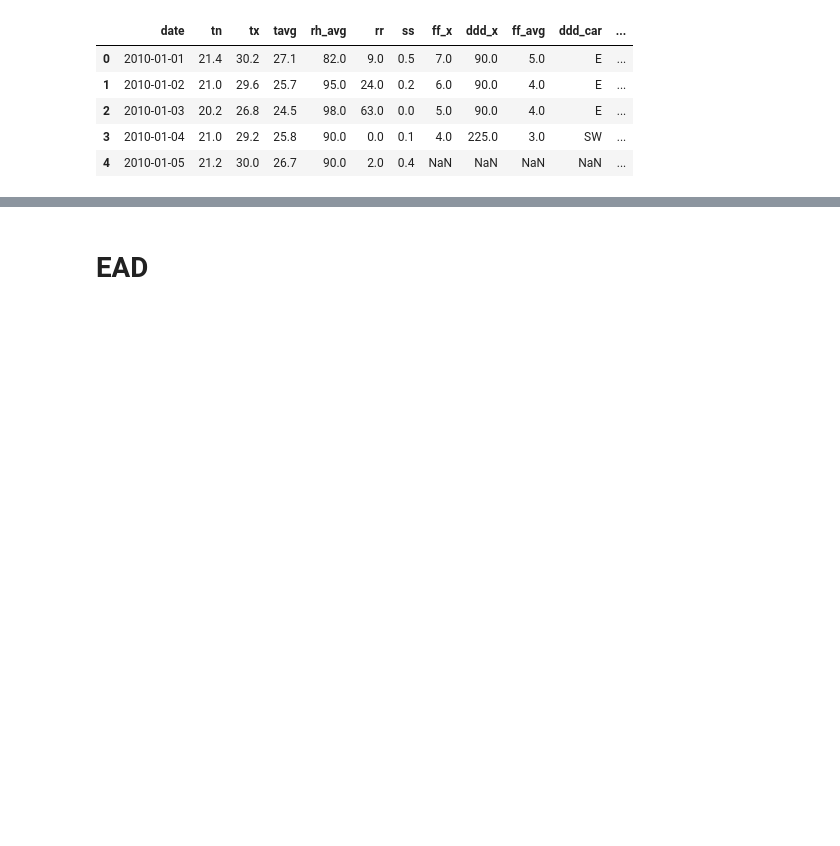
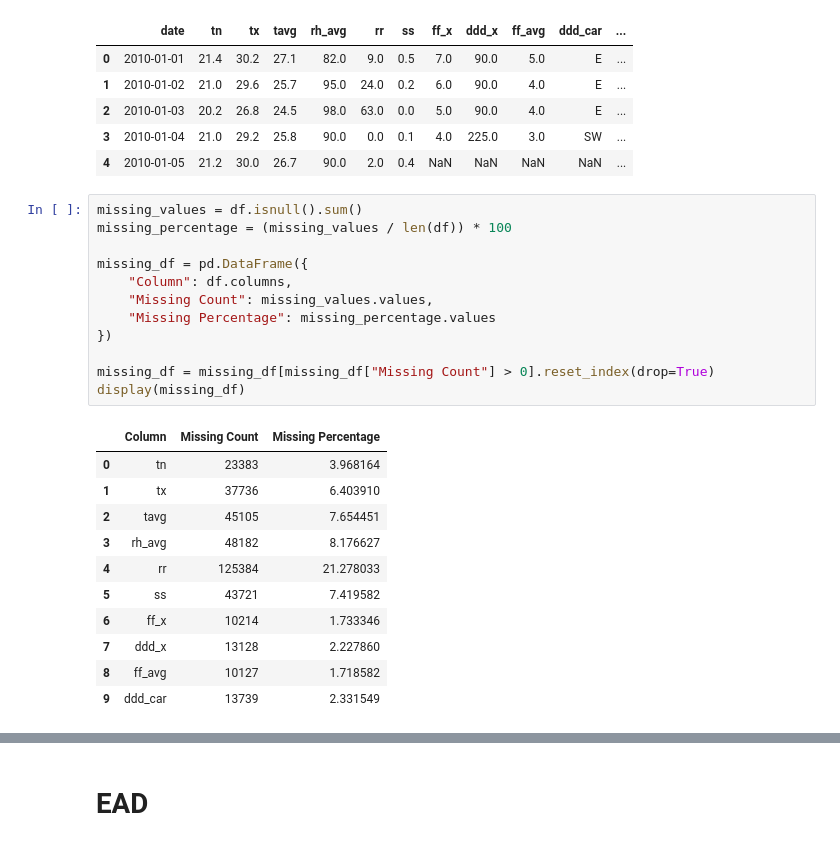
Before and after one commit to CaoDien2003/nguyencaodien2102048, a Jupyter notebook: Midterm/data_visualization.ipynb, the cells around one changed output, grey strips where cells are left out. Cells and saved outputs as stored; diff of their text form; blank space fills up the shorter version.

```diff
--- a/Midterm/data_visualization.ipynb
+++ b/Midterm/data_visualization.ipynb
@@ -140,3 +140,27 @@ df.head(5)
 | 2 | 2010-01-03 | 20.2 | 26.8 | 24.5 | 98.0 | 63.0 | 0.0 | 5.0 | 90.0 | 4.0 | E | ... |
 | 3 | 2010-01-04 | 21.0 | 29.2 | 25.8 | 90.0 | 0.0 | 0.1 | 4.0 | 225.0 | 3.0 | SW | ... |
 | 4 | 2010-01-05 | 21.2 | 30.0 | 26.7 | 90.0 | 2.0 | 0.4 | NaN | NaN | NaN | NaN | ... |
+# %%
+missing_values = df.isnull().sum()
+missing_percentage = (missing_values / len(df)) * 100
+
+missing_df = pd.DataFrame({
+    "Column": df.columns,
+    "Missing Count": missing_values.values,
+    "Missing Percentage": missing_percentage.values
+})
+
+missing_df = missing_df[missing_df["Missing Count"] > 0].reset_index(drop=True)
+display(missing_df)
+# %% [output]
+|  | Column | Missing Count | Missing Percentage |
+| 0 | tn | 23383 | 3.968164 |
+| 1 | tx | 37736 | 6.403910 |
+| 2 | tavg | 45105 | 7.654451 |
+| 3 | rh_avg | 48182 | 8.176627 |
+| 4 | rr | 125384 | 21.278033 |
+| 5 | ss | 43721 | 7.419582 |
+| 6 | ff_x | 10214 | 1.733346 |
+| 7 | ddd_x | 13128 | 2.227860 |
+| 8 | ff_avg | 10127 | 1.718582 |
+| 9 | ddd_car | 13739 | 2.331549 |
```
Also changed, not shown: parts of 4 cells of this notebook.
